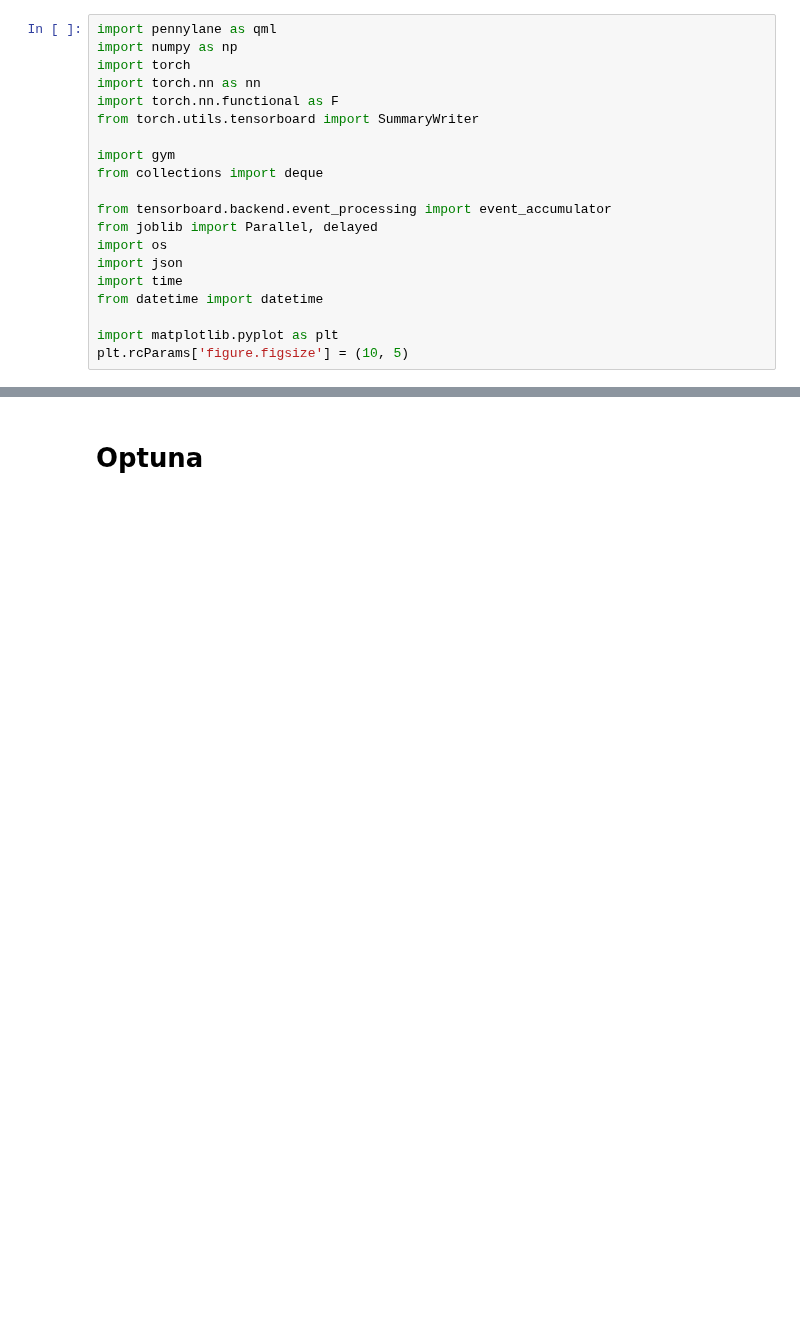
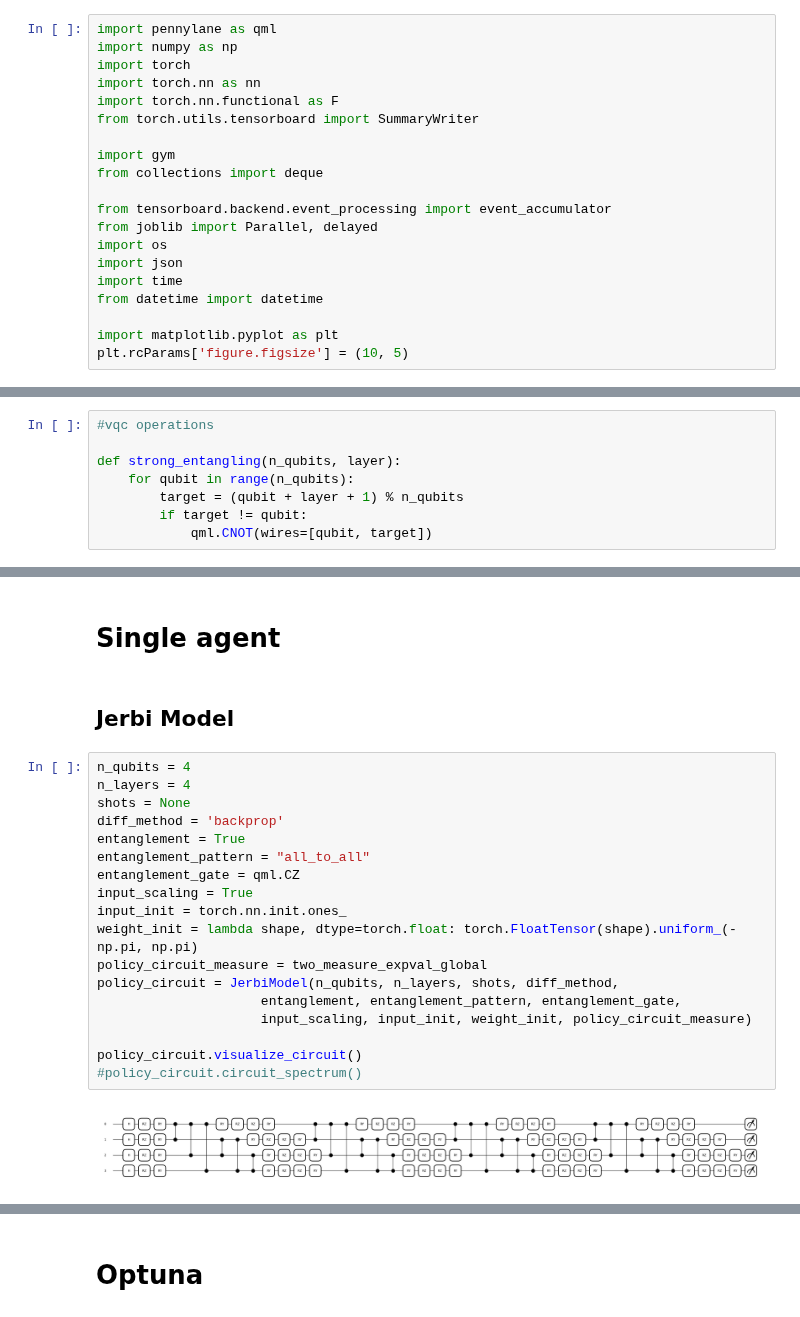
Before and after one commit to bernardombsoares/VQC_PolicyGradients, a Jupyter notebook: notebook.ipynb, the cells around one changed output, grey strips where cells are left out. Saved outputs shown, nothing was run; the diff lists cells and outputs as text; blank space fills up the shorter version.

```diff
--- a/notebook.ipynb
+++ b/notebook.ipynb
@@ -2112,0 +398,8 @@ if __name__ == "__main__":
+# %%
+#vqc operations
+
+def strong_entangling(n_qubits, layer):
+    for qubit in range(n_qubits):
+        target = (qubit + layer + 1) % n_qubits
+        if target != qubit:
+            qml.CNOT(wires=[qubit, target])
@@ -2112,0 +2041,24 @@ if __name__ == "__main__":
+# %% [markdown]
+# Single agent
+# %% [markdown]
+## Jerbi Model
+# %%
+n_qubits = 4
+n_layers = 4
+shots = None
+diff_method = 'backprop'
+entanglement = True
+entanglement_pattern = "all_to_all"
+entanglement_gate = qml.CZ
+input_scaling = True
+input_init = torch.nn.init.ones_
+weight_init = lambda shape, dtype=torch.float: torch.FloatTensor(shape).uniform_(-np.pi, np.pi)
+policy_circuit_measure = two_measure_expval_global
+policy_circuit = JerbiModel(n_qubits, n_layers, shots, diff_method,
+                     entanglement, entanglement_pattern, entanglement_gate,
+                     input_scaling, input_init, weight_init, policy_circuit_measure)
+
+policy_circuit.visualize_circuit()
+#policy_circuit.circuit_spectrum()
+# %% [output]
+[figure, added]
```
Also changed, not shown: parts of 81 cells of this notebook.
